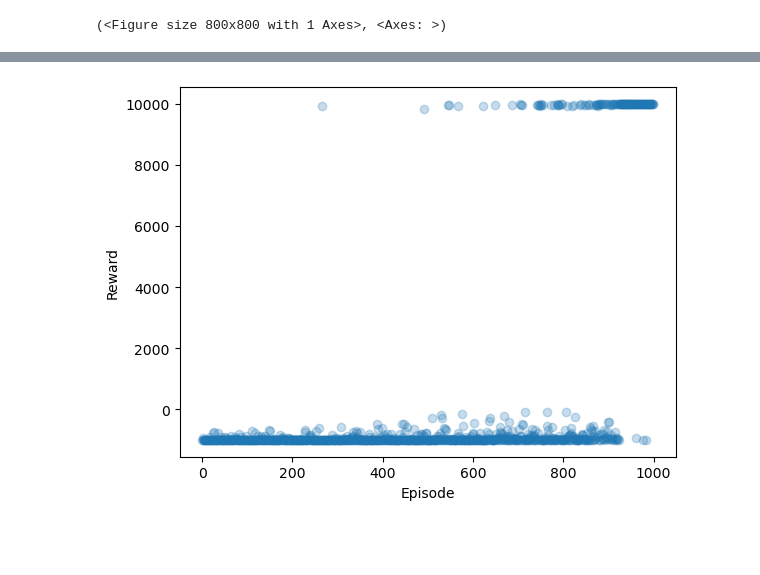
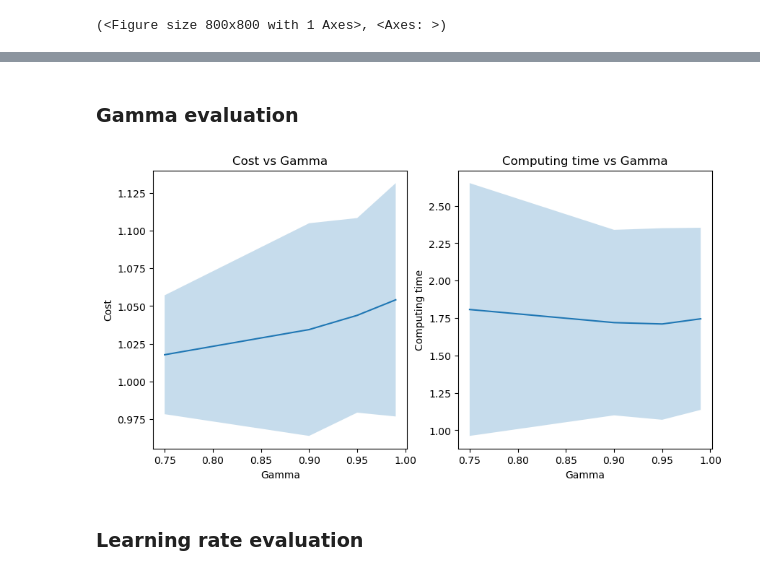
Before and after one commit to vivirodrigues/RL_Routing, a Jupyter notebook: learning_algorithms_v2.ipynb, the cells around one changed output, grey strips where cells are left out. Cells and saved outputs as stored; diff of their text form; code cells hidden in the pictures; blank space fills up the shorter version.

```diff
--- a/learning_algorithms_v2.ipynb
+++ b/learning_algorithms_v2.ipynb
@@ -228,7 +309,47 @@ Reached in route of size 37
-# %%
-plt.scatter(list(range(len(agent.episode_rewards))), agent.episode_rewards, alpha = 0.25)
-plt.xlabel("Episode")
-plt.ylabel("Reward")
-plt.show()
-# %% [output]
-[figure, removed]
+# %% [markdown]
+### Gamma evaluation
+# %%
+costs = {}
+computing_times = {}
+for gamma in [0.75, 0.9, 0.95, 0.99]:
+    costs[gamma] = []
+    computing_times[gamma] = []
+    for i in range(len(seeds)):
+
+        np.random.seed(seeds[i])
+        source = np.random.choice(list(G.nodes))
+        target = np.random.choice(G.nodes)
+        np.random.seed(seeds[i])
+        env = Environment(G, source, target, "unit", "deterministic")
+
+        start = time()
+        agent = QLAgent(env, gamma=gamma)
+        agent.train()
+        route, cost = agent.route_to_target(G, source, target)
+        optim_cost = nx.shortest_path_length(G, source, target, weight="length")
+        end = time()
+        computing_times[gamma].append(end - start)
+        costs[gamma].append(cost/optim_cost)
+# %%
+gamma_values = [0.75, 0.9, 0.95, 0.99]
+costs_mean = [np.mean(costs[gamma]) for gamma in gamma_values]
+computing_times_mean = [np.mean(computing_times[gamma]) for gamma in gamma_values]
+costs_std = [np.std(costs[gamma]) for gamma in gamma_values]
+computing_times_std = [np.std(computing_times[gamma]) for gamma in gamma_values]
+
+fig, axs = plt.subplots(1, 2, figsize=(10, 5))
+axs[0].plot(gamma_values, costs_mean)
+axs[0].fill_between(gamma_values, np.array(costs_mean) - np.array(costs_std), np.array(costs_mean) + np.array(costs_std), alpha=0.25)
+axs[0].set_xlabel("Gamma")
+axs[0].set_ylabel("Cost")
+axs[0].set_title("Cost vs Gamma")
+axs[1].plot(gamma_values, computing_times_mean)
+axs[1].fill_between(gamma_values, np.array(computing_times_mean) - np.array(computing_times_std), np.array(computing_times_mean) + np.array(computing_times_std), alpha=0.25)
+axs[1].set_xlabel("Gamma")
+axs[1].set_ylabel("Computing time")
+axs[1].set_title("Computing time vs Gamma")
+plt.show()
+# %% [output]
+[figure, added]
+# %% [markdown]
+### Learning rate evaluation
```
Also changed, not shown: parts of 10 cells of this notebook.
